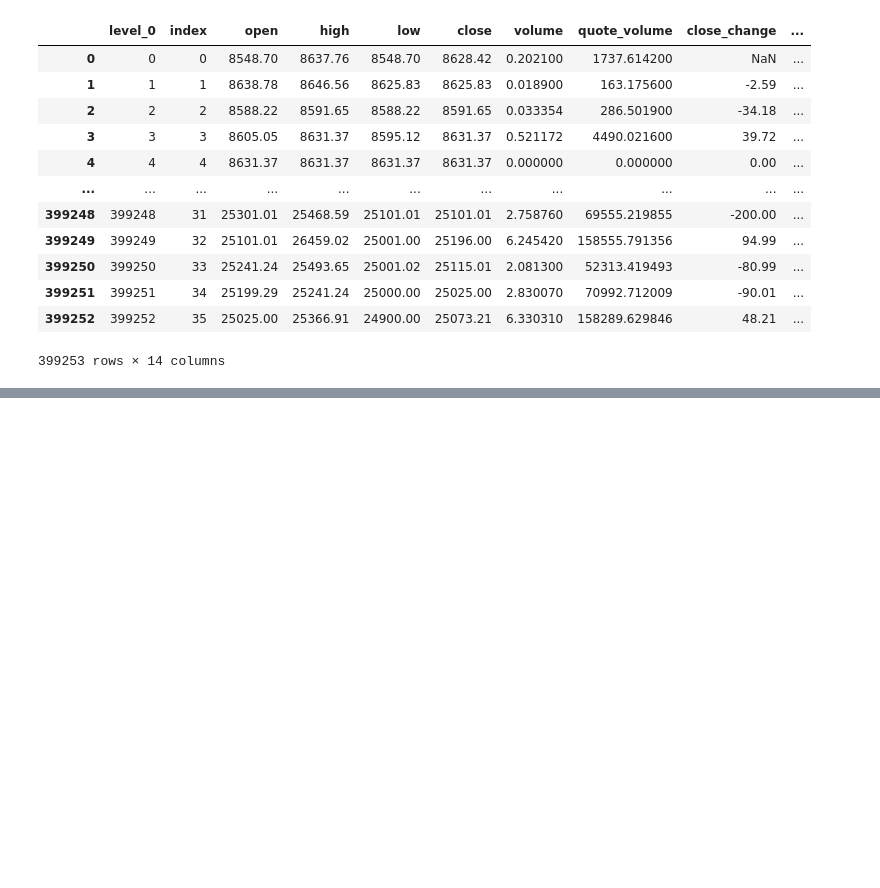
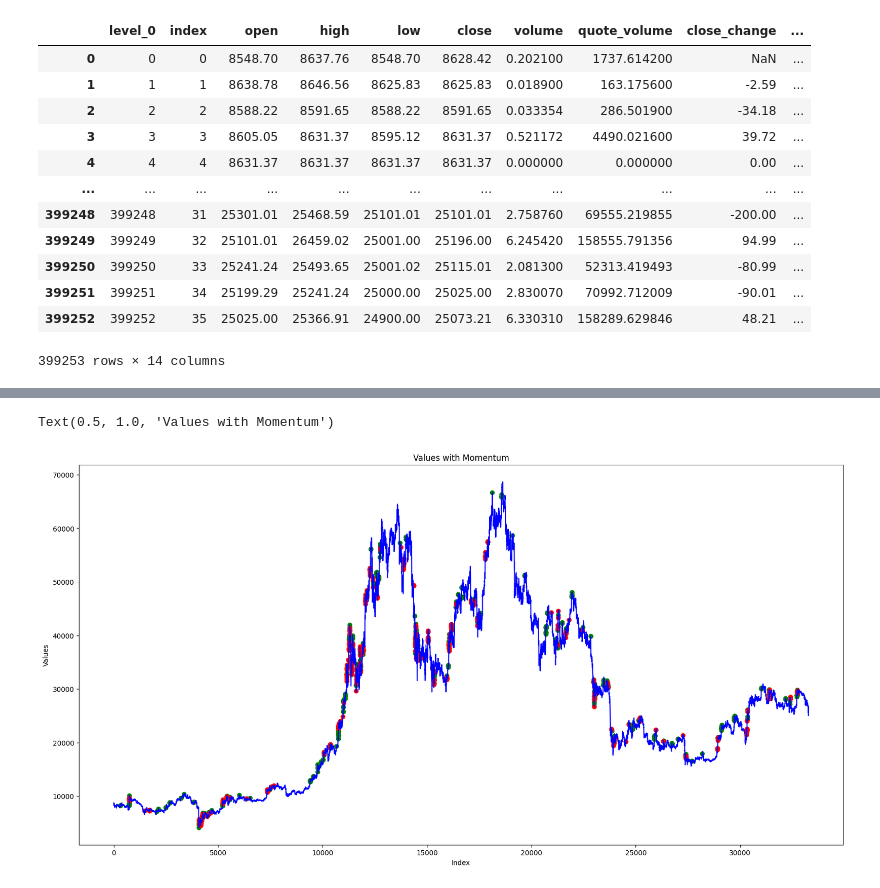
Before and after one commit to rmh7596/cryptoStrategies, a Jupyter notebook: trend_detection.ipynb, the cells around one changed output, grey strips where cells are left out. Saved outputs shown, nothing was run; the diff lists cells and outputs as text; code cells hidden in the pictures; blank space fills up the shorter version.

Commit message:
Momentum score added

```diff
--- a/trend_detection.ipynb
+++ b/trend_detection.ipynb
@@ -65,0 +112,11 @@ Text(0.5, 1.0, 'Values with Uptrends Highlighted')
+# %%
+# Used to turn the 5m candles into 1 hour
+agg_dict = {
+    'open': 'first',
+    'high': 'max',
+    'low': 'min',
+    'close': 'last',
+    'volume': 'sum'
+}
+# %%
+hour_close_df = full_df.groupby(full_df['index']//12).agg(agg_dict)
@@ -65,0 +125,3 @@ Text(0.5, 1.0, 'Values with Uptrends Highlighted')
+# %%
+hour_close_df['pct_change'] = hour_close_df['close'].pct_change()*100
+hour_close_df
@@ -65,0 +143,2 @@ Text(0.5, 1.0, 'Values with Uptrends Highlighted')
+# %%
+momentum_score = (hour_close_df['pct_change']+1).rolling(window=24).apply(np.prod)-1
@@ -65,0 +163,18 @@ Text(0.5, 1.0, 'Values with Uptrends Highlighted')
+# %%
+percent_gain = 20
+plt.figure(figsize=(20,10))
+plt.plot(hour_close_df['close'], label='Values', color='blue')
+# Overlay uptrends in a different color
+high_positive_momentum = momentum_score[momentum_score>percent_gain].index
+plt.scatter(high_positive_momentum, hour_close_df['close'].loc[high_positive_momentum], color='green', label='Positive Momentum')
+
+high_negative_momentum = momentum_score[momentum_score<(-percent_gain)].index
+plt.scatter(high_negative_momentum, hour_close_df['close'].loc[high_negative_momentum], color='red', label='Negative Momentum')
+
+# Adding labels and title
+plt.xlabel('Index')
+plt.ylabel('Values')
+plt.title('Values with Momentum')
+# %% [output]
+Text(0.5, 1.0, 'Values with Momentum')
+[figure, added]
```
Also changed, not shown: parts of 15 cells of this notebook.
